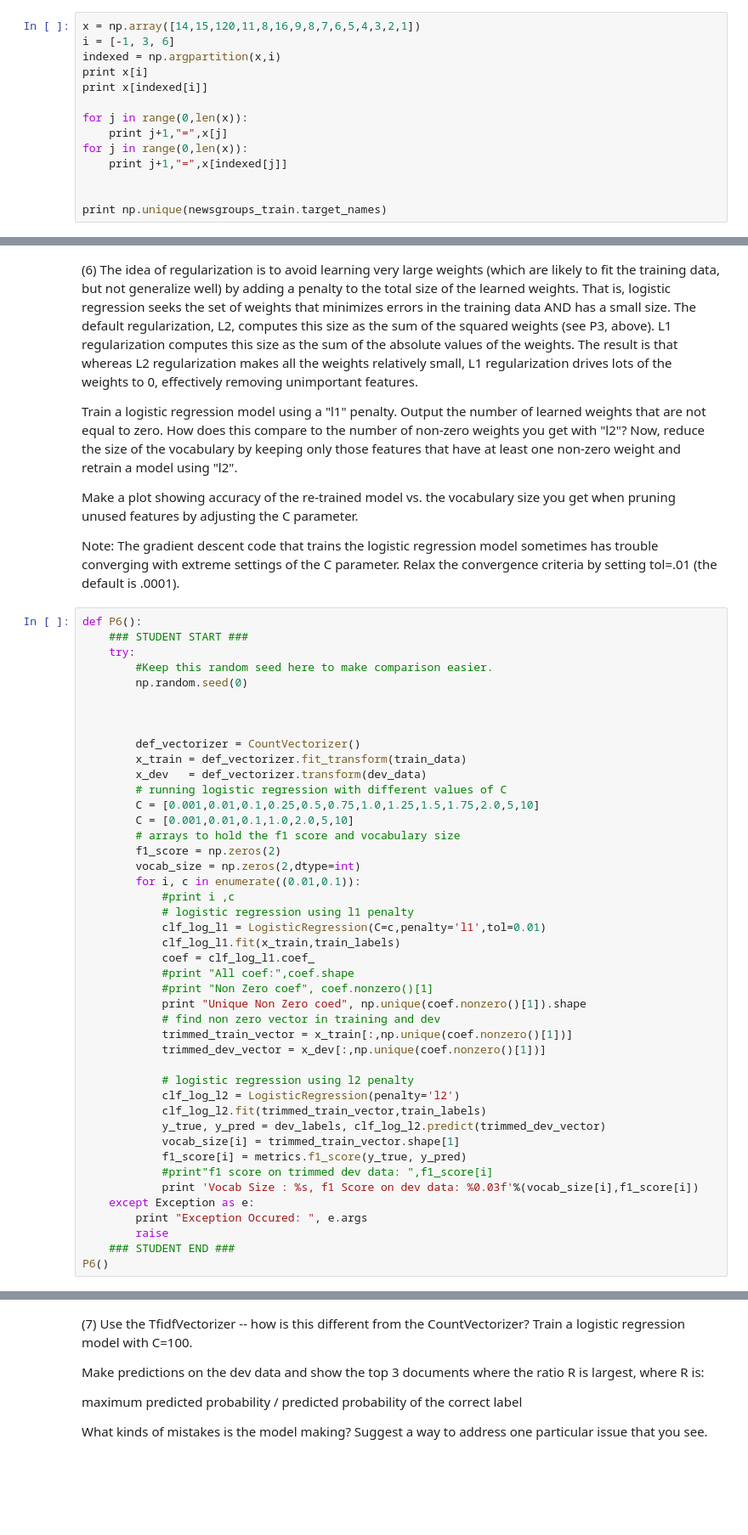
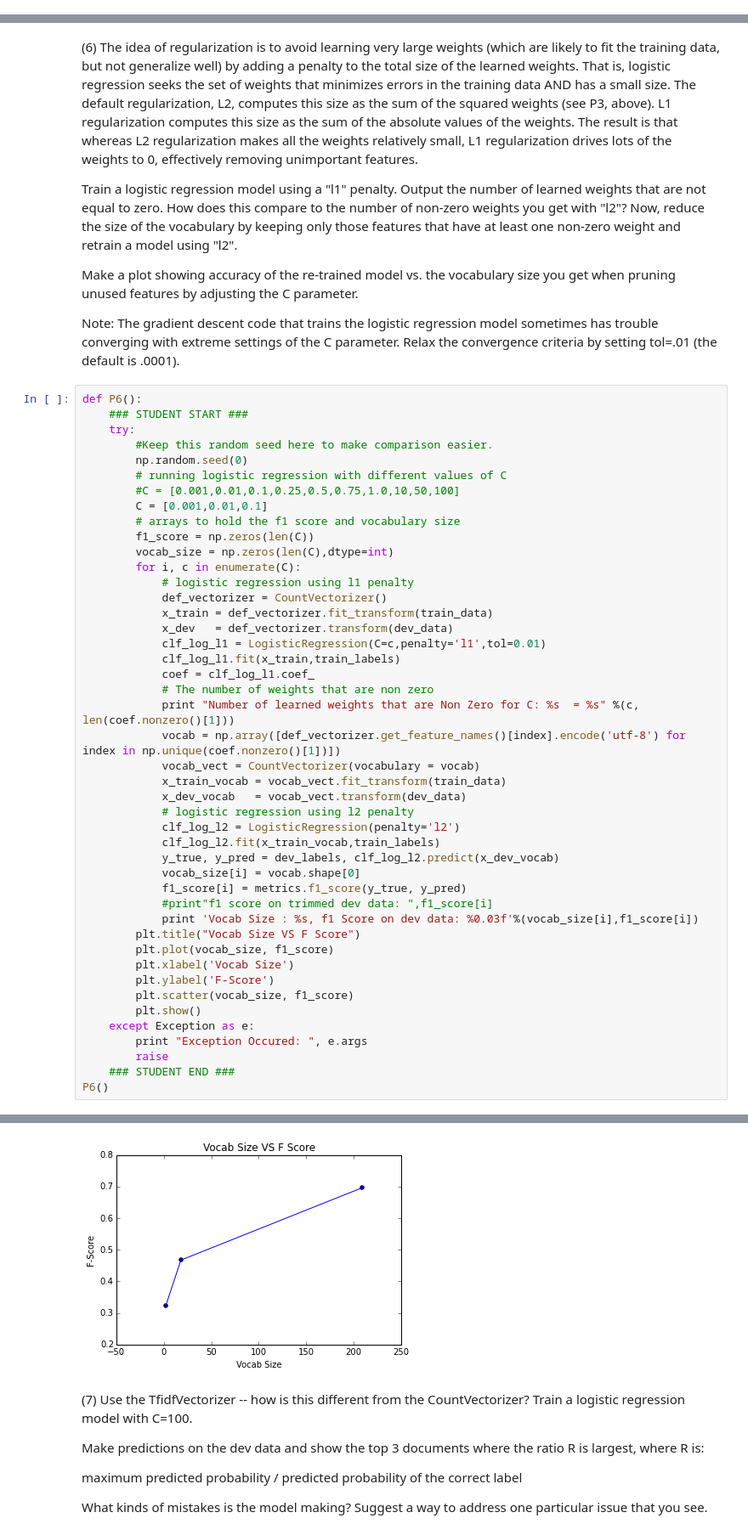
Before and after one commit to hchandaria/ucb_ml, a Jupyter notebook: assignment2/hetal_chandaria_p2.ipynb, the cells around one changed output, grey strips where cells are left out. Shown at 85% size. Saved outputs shown, nothing was run; the diff lists cells and outputs as text; blank space fills up the shorter version.

```diff
--- a/assignment2/hetal_chandaria_p2.ipynb
+++ b/assignment2/hetal_chandaria_p2.ipynb
@@ -361,14 +380,0 @@ ANSWER:
-# %%
-x = np.array([14,15,120,11,8,16,9,8,7,6,5,4,3,2,1])
-i = [-1, 3, 6]
-indexed = np.argpartition(x,i)
-print x[i]
-print x[indexed[i]]
-
-for j in range(0,len(x)):
-    print j+1,"=",x[j]
-for j in range(0,len(x)):
-    print j+1,"=",x[indexed[j]]
-
-
-print np.unique(newsgroups_train.target_names)
@@ -479,39 +474,40 @@ def P6():
     try:
         #Keep this random seed here to make comparison easier.
         np.random.seed(0)
-
-
-
-        def_vectorizer = CountVectorizer()
-        x_train = def_vectorizer.fit_transform(train_data)
-        x_dev   = def_vectorizer.transform(dev_data)
         # running logistic regression with different values of C
-        C = [0.001,0.01,0.1,0.25,0.5,0.75,1.0,1.25,1.5,1.75,2.0,5,10]
-        C = [0.001,0.01,0.1,1.0,2.0,5,10]
+        #C = [0.001,0.01,0.1,0.25,0.5,0.75,1.0,10,50,100]
+        C = [0.001,0.01,0.1]
         # arrays to hold the f1 score and vocabulary size
-        f1_score = np.zeros(2)
-        vocab_size = np.zeros(2,dtype=int)
-        for i, c in enumerate((0.01,0.1)):
-            #print i ,c
+        f1_score = np.zeros(len(C))
+        vocab_size = np.zeros(len(C),dtype=int)
+        for i, c in enumerate(C):
             # logistic regression using l1 penalty
+            def_vectorizer = CountVectorizer()
+            x_train = def_vectorizer.fit_transform(train_data)
+            x_dev   = def_vectorizer.transform(dev_data)
             clf_log_l1 = LogisticRegression(C=c,penalty='l1',tol=0.01)
             clf_log_l1.fit(x_train,train_labels)
             coef = clf_log_l1.coef_
-            #print "All coef:",coef.shape
-            #print "Non Zero coef", coef.nonzero()[1]
-            print "Unique Non Zero coed", np.unique(coef.nonzero()[1]).shape
-            # find non zero vector in training and dev
-            trimmed_train_vector = x_train[:,np.unique(coef.nonzero()[1])]
-            trimmed_dev_vector = x_dev[:,np.unique(coef.nonzero()[1])]
-
+            # The number of weights that are non zero
+            print "Number of learned weights that are Non Zero for C: %s  = %s" %(c, len(coef.nonzero()[1]))
+            vocab = np.array([def_vectorizer.get_feature_names()[index].encode('utf-8') for index in np.unique(coef.nonzero()[1])])
+            vocab_vect = CountVectorizer(vocabulary = vocab)
+            x_train_vocab = vocab_vect.fit_transform(train_data)
+            x_dev_vocab   = vocab_vect.transform(dev_data)
             # logistic regression using l2 penalty
             clf_log_l2 = LogisticRegression(penalty='l2')
-            clf_log_l2.fit(trimmed_train_vector,train_labels)
-            y_true, y_pred = dev_labels, clf_log_l2.predict(trimmed_dev_vector)
-            vocab_size[i] = trimmed_train_vector.shape[1]
+            clf_log_l2.fit(x_train_vocab,train_labels)
+            y_true, y_pred = dev_labels, clf_log_l2.predict(x_dev_vocab)
+            vocab_size[i] = vocab.shape[0]
             f1_score[i] = metrics.f1_score(y_true, y_pred)
             #print"f1 score on trimmed dev data: ",f1_score[i]
             print 'Vocab Size : %s, f1 Score on dev data: %0.03f'%(vocab_size[i],f1_score[i])
+        plt.title("Vocab Size VS F Score")
+        plt.plot(vocab_size, f1_score)
+        plt.xlabel('Vocab Size')
+        plt.ylabel('F-Score')
+        plt.scatter(vocab_size, f1_score)
+        plt.show()
     except Exception as e:
         print "Exception Occured: ", e.args
         raise
@@ -525,3 +523,4 @@ Vocab Size : 212, f1 Score on dev data: 0.688
+[figure, added]
 # %% [markdown]
 (7) Use the TfidfVectorizer -- how is this different from the CountVectorizer? Train a logistic regression model with C=100.
 
```
Also changed, not shown: parts of 16 cells of this notebook.
